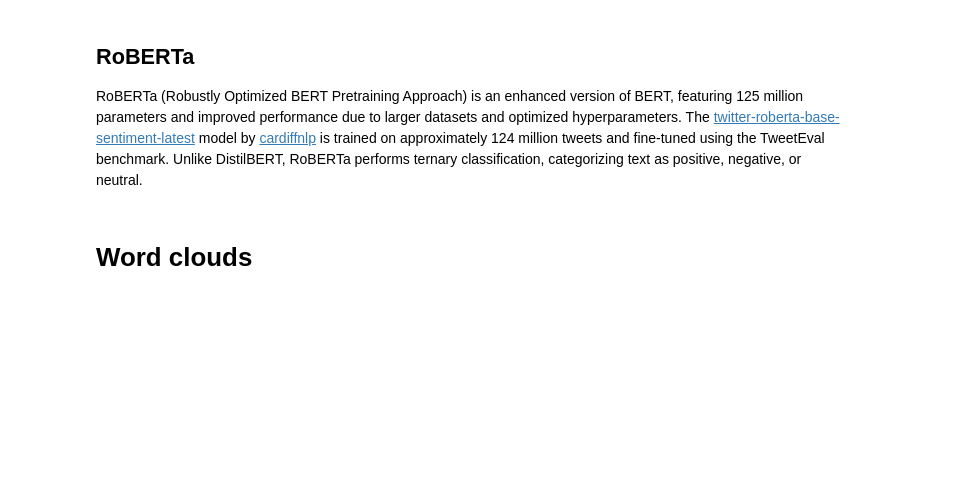
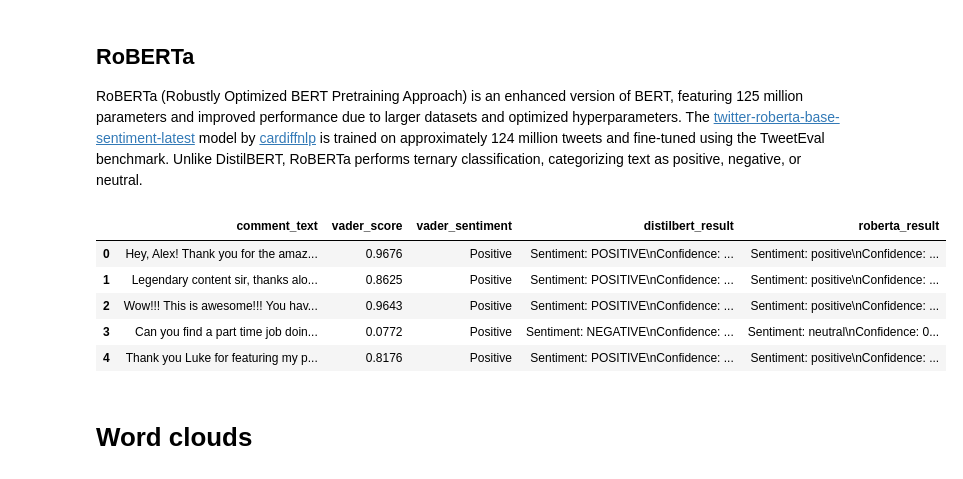
Before and after one commit to JensBender/youtube-channel-analytics, a Jupyter notebook: exploration.ipynb, the cells around one changed output. Drawn from its saved outputs; the diff is of its cells as text; code cells hidden in the pictures; blank space fills up the shorter version.

Commit message:
In exploration.ipynb, in sentiment analysis section, add code for distilbert and roberta sentiment analysis

```diff
--- a/exploration.ipynb
+++ b/exploration.ipynb
@@ -467,3 +467,19 @@ random_comments_df[["comment_text", "vader_score", "vader_sentiment"]].head()
 # %% [markdown]
 ## DistilBERT
 DistilBERT (Distilled BERT) is a machine learning-based model that is a smaller, faster, and more efficient version of BERT (Bidirectional Encoder Representations from Transformers). With 66 million parameters, the [distilbert-base-uncased-finetuned-sst-2-english](https://huggingface.co/distilbert/distilbert-base-uncased-finetuned-sst-2-english) model by Hugging Face maintains around 97% of BERT's performance while being significantly faster and lighter. Fine-tuned on the Stanford Sentiment Treebank (SST-2) dataset, it achieves 91.3% accuracy in sentiment classification, close to BERT's 92.7%. The model performs binary sentiment classification, identifying text as either positive or negative.
+# %%
+# Initialize Gradio client to connect to a Gradio server running locally
+# Note: Ensure the Gradio web application is running locally before making a request
+client = Client("http://127.0.0.1:7860/")
+
+# Define a function to get sentiment scores
+def get_sentiment(text, model_choice):
+    result = client.predict(
+		text=text,
+		model_choice=model_choice,
+		api_name="/predict"
+    )
+    return result
+
+# Apply DistilBERT sentiment analysis to each comment and store result in new column
+random_comments_df["distilbert_result"] = random_comments_df["comment_text"].apply(lambda x: get_sentiment(x, model_choice="DistilBERT"))
@@ -470,6 +488,19 @@ DistilBERT (Distilled BERT) is a machine learning-based model that is a smaller,
 # %% [markdown]
 ## RoBERTa
 RoBERTa (Robustly Optimized BERT Pretraining Approach) is an enhanced version of BERT, featuring 125 million parameters and improved performance due to larger datasets and optimized hyperparameters. The [twitter-roberta-base-sentiment-latest](https://huggingface.co/cardiffnlp/twitter-roberta-base-sentiment-latest) model by [cardiffnlp](https://huggingface.co/cardiffnlp) is trained on approximately 124 million tweets and fine-tuned using the TweetEval benchmark. Unlike DistilBERT, RoBERTa performs ternary classification, categorizing text as positive, negative, or neutral.
+# %%
+# Apply RoBERTa sentiment analysis to each comment and store result in new column
+random_comments_df["roberta_result"] = random_comments_df["comment_text"].apply(lambda x: get_sentiment(x, model_choice="RoBERTa"))
+# %%
+# Display the first few rows to verify the results
+random_comments_df.head()
+# %% [output]
+|  | comment_text | vader_score | vader_sentiment | distilbert_result | roberta_result |
+| 0 | Hey, Alex! Thank you for the amaz... | 0.9676 | Positive | Sentiment: POSITIVE\nConfidence: ... | Sentiment: positive\nConfidence: ... |
+| 1 | Legendary content sir, thanks alo... | 0.8625 | Positive | Sentiment: POSITIVE\nConfidence: ... | Sentiment: positive\nConfidence: ... |
+| 2 | Wow!!! This is awesome!!! You hav... | 0.9643 | Positive | Sentiment: POSITIVE\nConfidence: ... | Sentiment: positive\nConfidence: ... |
+| 3 | Can you find a part time job doin... | 0.0772 | Positive | Sentiment: NEGATIVE\nConfidence: ... | Sentiment: neutral\nConfidence: 0... |
+| 4 | Thank you Luke for featuring my p... | 0.8176 | Positive | Sentiment: POSITIVE\nConfidence: ... | Sentiment: positive\nConfidence: ... |
 # %% [markdown]
 # Word clouds
 # %% [markdown]
```
Also changed, not shown: parts of 1 cell of this notebook.
